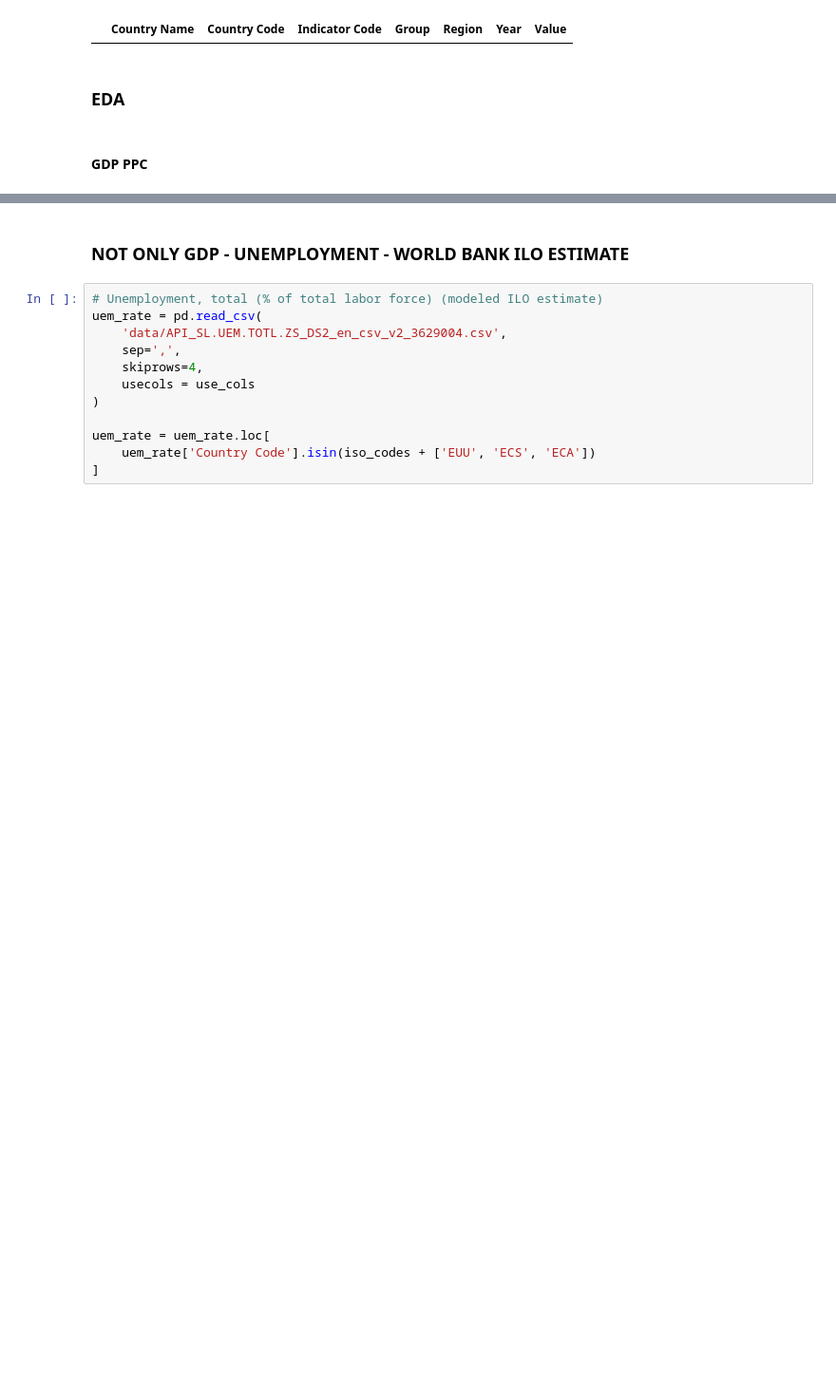
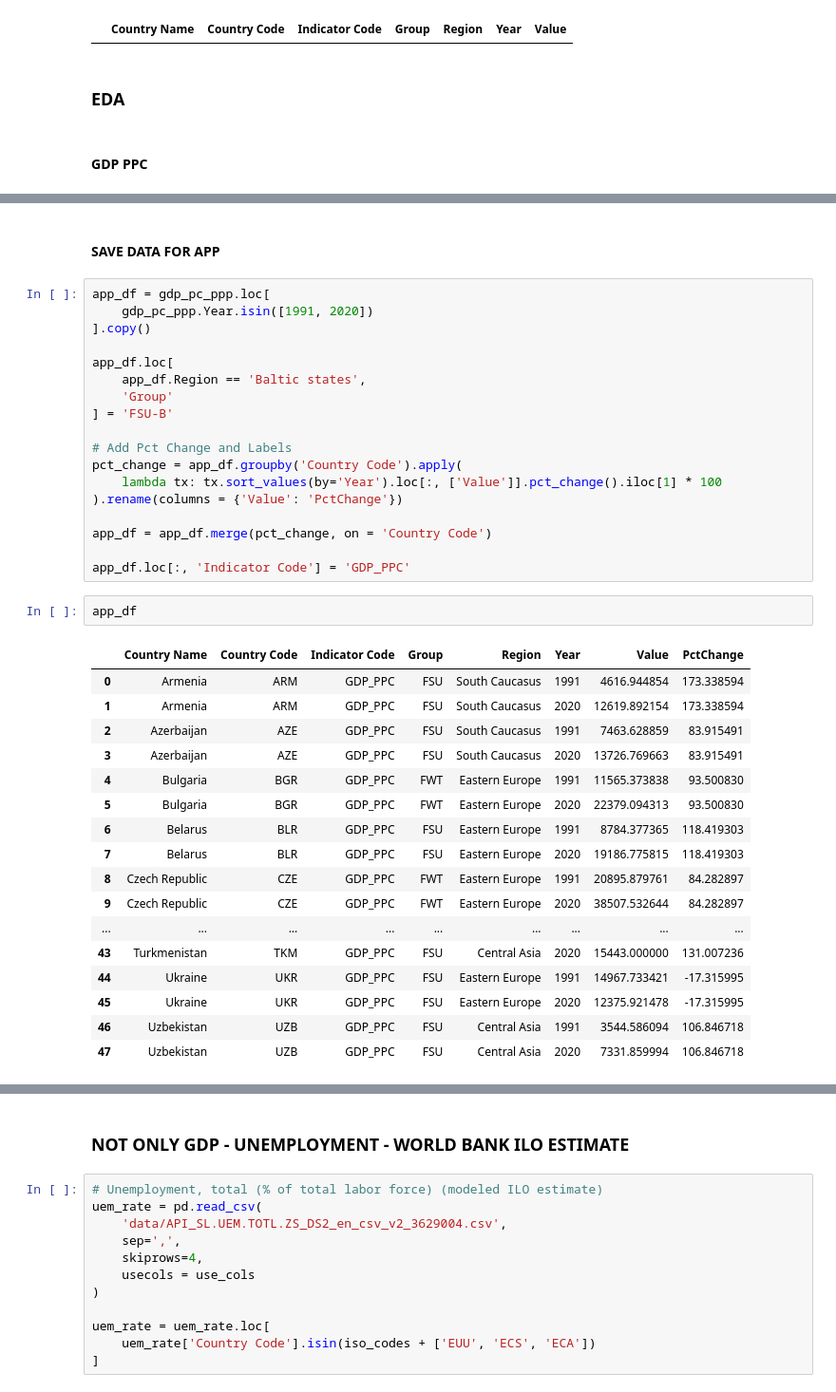
Before and after one commit to d2ski/fsu-fwt-development, a Jupyter notebook: explore.ipynb, the cells around one changed output, grey strips where cells are left out. Shown at 95% size. Drawn from its saved outputs; the diff is of its cells as text; blank space fills up the shorter version.

```diff
--- a/explore.ipynb
+++ b/explore.ipynb
@@ -644,3 +704,43 @@ alt.hconcat(
 )
 # %% [output]
 [interactive output not drawn]
+# %% [markdown]
+#### SAVE DATA FOR APP
+# %%
+app_df = gdp_pc_ppp.loc[
+    gdp_pc_ppp.Year.isin([1991, 2020])
+].copy()
+
+app_df.loc[
+    app_df.Region == 'Baltic states',
+    'Group'
+] = 'FSU-B'
+
+# Add Pct Change and Labels
+pct_change = app_df.groupby('Country Code').apply(
+    lambda tx: tx.sort_values(by='Year').loc[:, ['Value']].pct_change().iloc[1] * 100
+).rename(columns = {'Value': 'PctChange'})
+
+app_df = app_df.merge(pct_change, on = 'Country Code')
+
+app_df.loc[:, 'Indicator Code'] = 'GDP_PPC'
+# %%
+app_df
+# %% [output]
+|  | Country Name | Country Code | Indicator Code | Group | Region | Year | Value | PctChange |
+| 0 | Armenia | ARM | GDP_PPC | FSU | South Caucasus | 1991 | 4616.944854 | 173.338594 |
+| 1 | Armenia | ARM | GDP_PPC | FSU | South Caucasus | 2020 | 12619.892154 | 173.338594 |
+| 2 | Azerbaijan | AZE | GDP_PPC | FSU | South Caucasus | 1991 | 7463.628859 | 83.915491 |
+| 3 | Azerbaijan | AZE | GDP_PPC | FSU | South Caucasus | 2020 | 13726.769663 | 83.915491 |
+| 4 | Bulgaria | BGR | GDP_PPC | FWT | Eastern Europe | 1991 | 11565.373838 | 93.500830 |
+| 5 | Bulgaria | BGR | GDP_PPC | FWT | Eastern Europe | 2020 | 22379.094313 | 93.500830 |
+| 6 | Belarus | BLR | GDP_PPC | FSU | Eastern Europe | 1991 | 8784.377365 | 118.419303 |
+| 7 | Belarus | BLR | GDP_PPC | FSU | Eastern Europe | 2020 | 19186.775815 | 118.419303 |
+| 8 | Czech Republic | CZE | GDP_PPC | FWT | Eastern Europe | 1991 | 20895.879761 | 84.282897 |
+| 9 | Czech Republic | CZE | GDP_PPC | FWT | Eastern Europe | 2020 | 38507.532644 | 84.282897 |
+| ... | ... | ... | ... | ... | ... | ... | ... | ... |
+| 43 | Turkmenistan | TKM | GDP_PPC | FSU | Central Asia | 2020 | 15443.000000 | 131.007236 |
+| 44 | Ukraine | UKR | GDP_PPC | FSU | Eastern Europe | 1991 | 14967.733421 | -17.315995 |
+| 45 | Ukraine | UKR | GDP_PPC | FSU | Eastern Europe | 2020 | 12375.921478 | -17.315995 |
+| 46 | Uzbekistan | UZB | GDP_PPC | FSU | Central Asia | 1991 | 3544.586094 | 106.846718 |
+| 47 | Uzbekistan | UZB | GDP_PPC | FSU | Central Asia | 2020 | 7331.859994 | 106.846718 |
```
Also changed, not shown: parts of 69 cells of this notebook, 26 other files.
